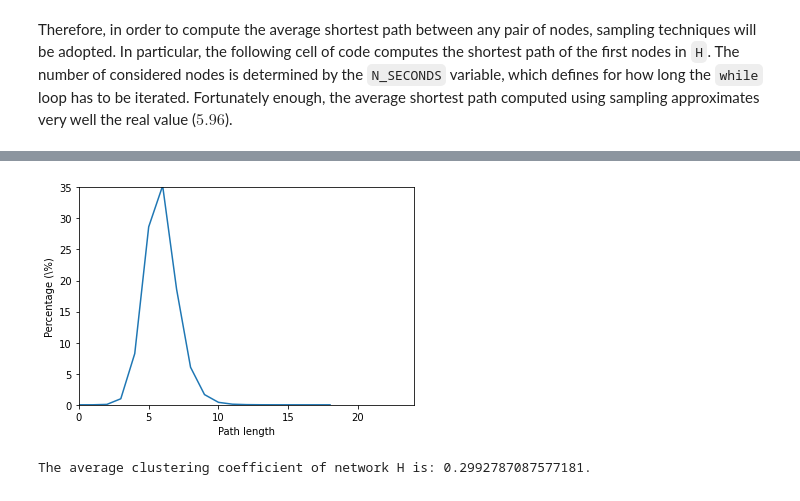
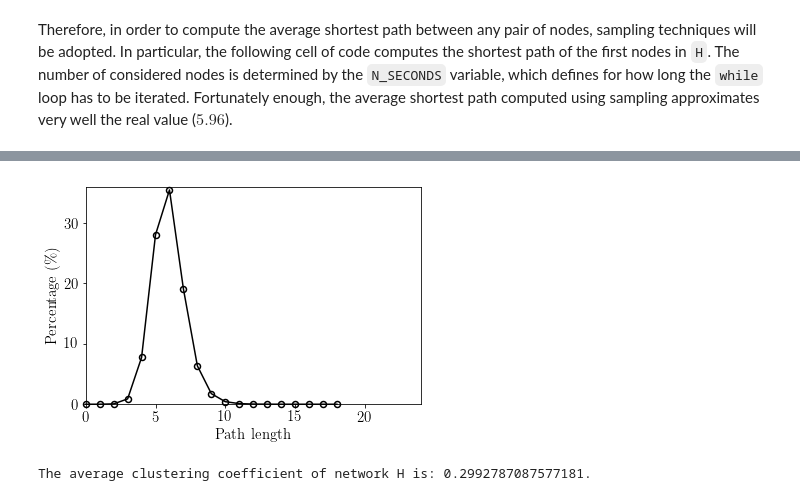
Before and after one commit to matteodonati/co-authorship_network_analysis, a Jupyter notebook: co_authorship_network.ipynb, the cells around one changed output, grey strips where cells are left out. Saved outputs shown, nothing was run; the diff lists cells and outputs as text; code cells hidden in the pictures.

```diff
--- a/co_authorship_network.ipynb
+++ b/co_authorship_network.ipynb
@@ -107,20 +104,23 @@ G.number_of_nodes(), G.number_of_edges()
 ### Network Analysis
 # %%
 # Auxiliary function used to plot measures.
-def plot(x, y, xlabel, ylabel, xlim, ylim, filename):
+def plot(x, y, xlabel, ylabel, xlim, ylim, filename, marker = False):
   fig, ax = plt.subplots(1, 1, figsize = (6, 4))
   ax.set_xlabel(xlabel)
   ax.set_ylabel(ylabel)
   ax.set_xlim(xlim)
   ax.set_ylim(ylim)
-  ax.plot(x, y)
+  if marker:
+    ax.plot(x, y, color = "k", marker = ".",  mfc = "none", markersize = 12, mew = 1.5, clip_on = False)
+  else:
+    ax.plot(x, y, color = "k")
   fig.savefig(f"{filename}.pdf", bbox_inches = "tight")
   plt.show()
 
 # Auxiliary function used to plot measures.
 def hist_plot(x, bins, xlabel, ylabel, filename):
   fig, ax = plt.subplots(1, 1, figsize = (6, 4))
-  ax.hist(x, bins = bins)
+  ax.hist(x, bins = bins, color = "k")
   ax.set_xlabel(xlabel)
   ax.set_ylabel(ylabel)
   fig.savefig(f"{filename}.pdf", bbox_inches = "tight")
@@ -329,11 +329,11 @@ The average shortest path length is 5.896375515774687.
 # %%
 # Computing the unique values and their counts in shortest_path_lengths.
 lengths, counts = np.unique(shortest_path_lengths, return_counts = True)
 
 # Plotting the distribution of path lengths.
-plot(lengths, (counts / np.sum(counts)) * 100, "Path length", r"Percentage (\%)", [0, 24], [0, 35], "path_lengths_distribution")
+plot(lengths, (counts / np.sum(counts)) * 100, "Path length", r"Percentage (\%)", [0, 24], [0, 36], "path_lengths_distribution", marker = True)
 # %% [output]
-[figure, old version]
+[figure, new version]
 # %%
 # Computing the list of nodes' clustering coefficient.
 clustering_coefficients_H = list(nx.clustering(H).values())
```
Also changed, not shown: parts of 11 cells of this notebook, 9 other files.
